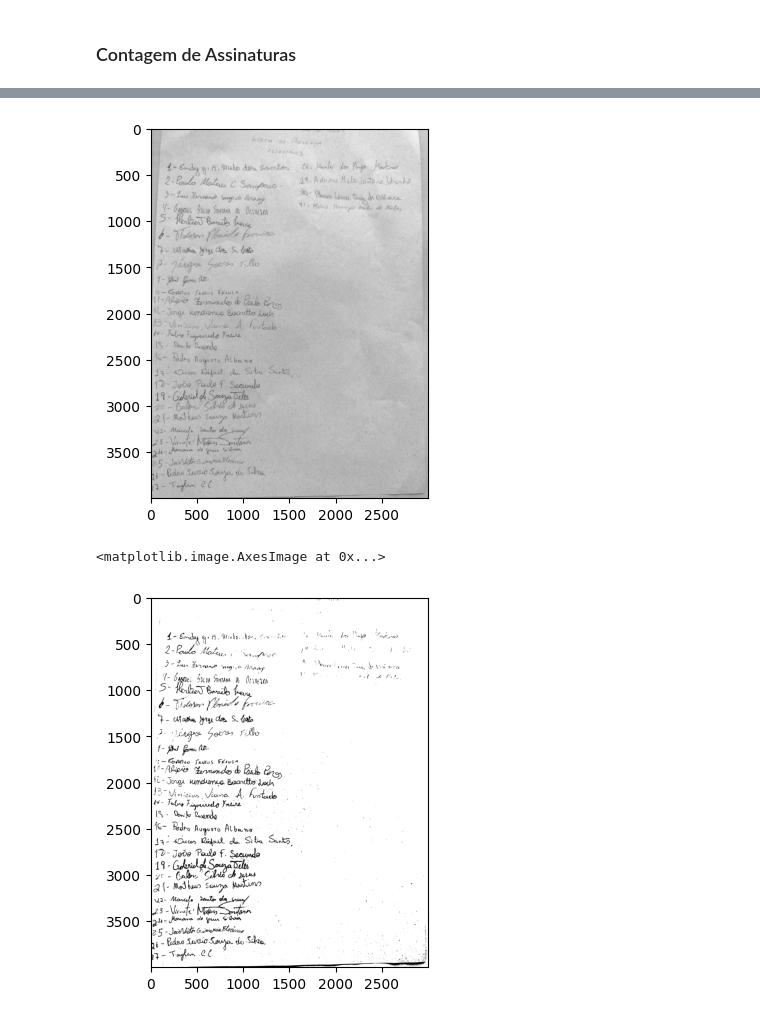
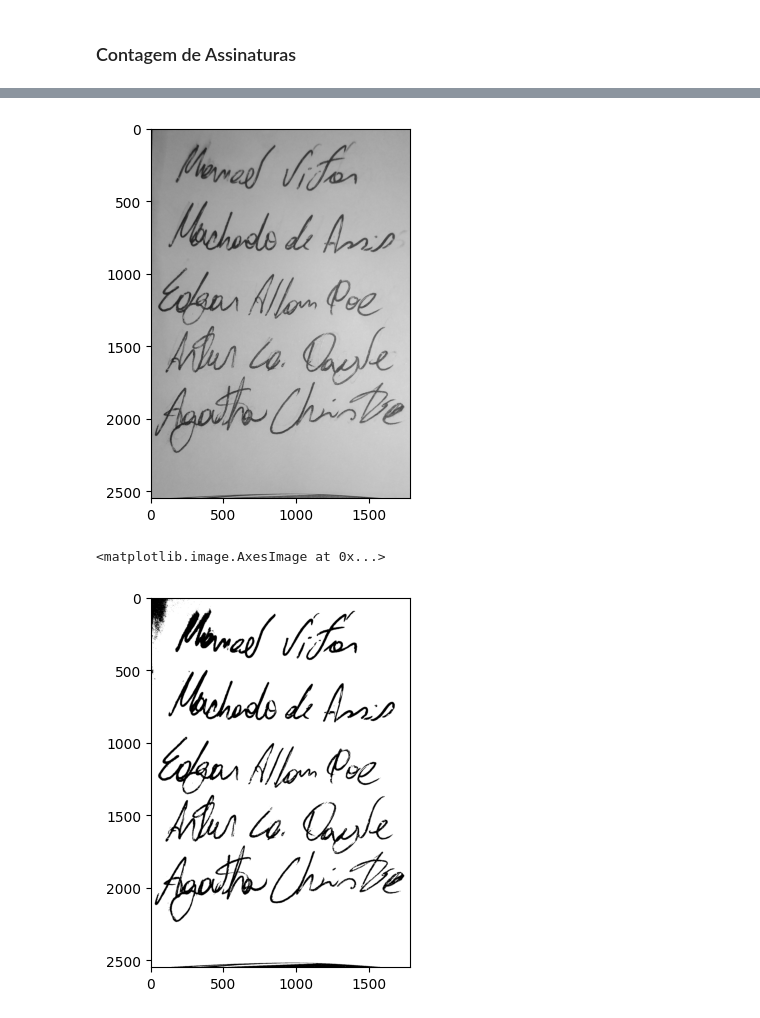
Before and after one commit to Manoelmonteiro/subscription_count---image-process, a Jupyter notebook: image_process.ipynb, the cells around one changed output, grey strips where cells are left out. Saved outputs shown, nothing was run; the diff lists cells and outputs as text; code cells hidden in the pictures.

```diff
--- a/image_process.ipynb
+++ b/image_process.ipynb
@@ -9,12 +23,12 @@ from skimage.filters import sobel
 import cv2 as cv
 import matplotlib.pyplot as plt
 # %%
-filename = 'lista_pres_2.jpg'
+filename = 'listaPres.jpg'
 src = cv.imread(cv.samples.findFile(filename), cv.IMREAD_GRAYSCALE)
 plt.imshow (src,cmap='gray')
 plt.show()
 # %% [output]
-[figure, old version]
+[figure, new version]
 # %%
 #binarizacao
 dst = src.copy()
@@ -24,7 +38,7 @@ dst[dst>0]=255
 plt.imshow (dst,cmap='gray')
 # %% [output]
 <matplotlib.image.AxesImage at 0x...>
-[figure, old version]
+[figure, new version]
 # %%
 #recortando imagem
 for i in range(3):
```
Also changed, not shown: parts of 9 cells of this notebook, 1 other file.
